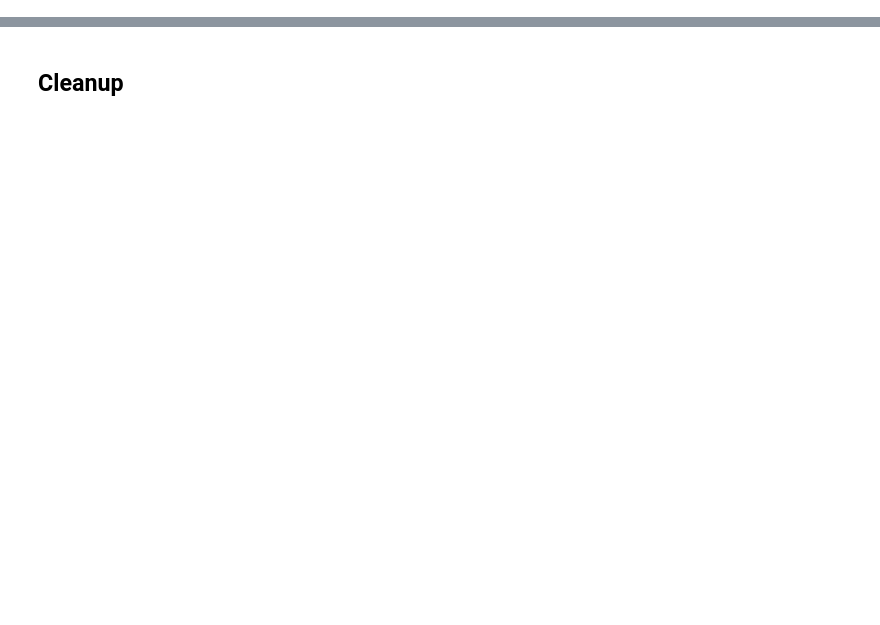
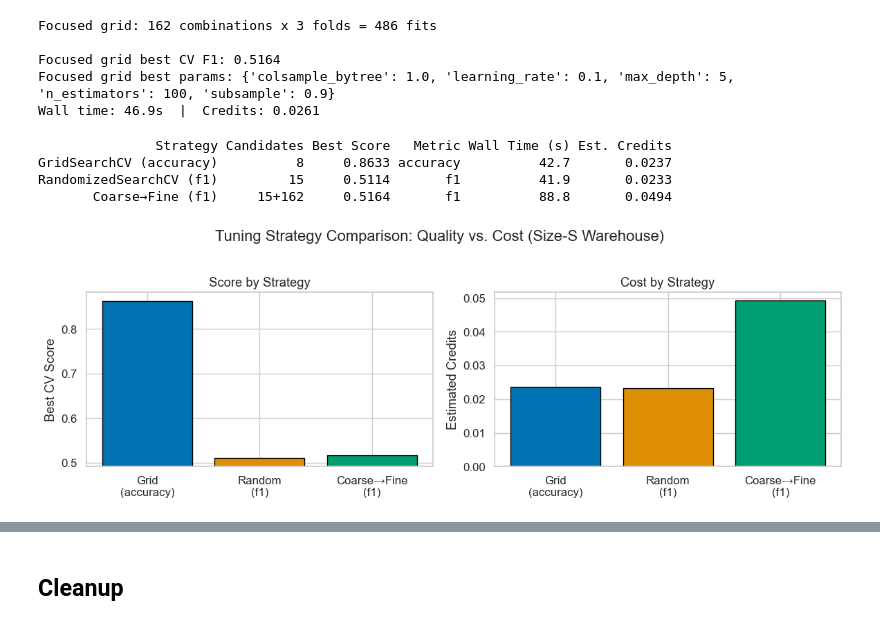
Before and after one commit to dfbustosus/snowpark_fundamentals, a Jupyter notebook: notebooks/15_model_training_at_scale.ipynb, the cells around one changed output, grey strips where cells are left out. Saved outputs shown, nothing was run; the diff lists cells and outputs as text; code cells hidden in the pictures; blank space fills up the shorter version.

```diff
--- a/notebooks/15_model_training_at_scale.ipynb
+++ b/notebooks/15_model_training_at_scale.ipynb
@@ -49,7 +51,7 @@ sns.set_theme(style="whitegrid", palette="colorblind", font_scale=1.1)
 
 from snowpark_fundamentals.session import create_session
 from snowpark_fundamentals.data.sample_data import create_customer_churn_dataset
-from snowpark_fundamentals.data.loader import split_data
+from snowpark_fundamentals.data.loader import split_data, sample_stratified
 from snowpark_fundamentals.preprocessing.transformers import build_preprocessing_pipeline
 from snowpark_fundamentals.modeling.trainer import train_model, predict, MODEL_REGISTRY
 from snowpark_fundamentals.modeling.evaluation import evaluate_binary_classifier, get_confusion_matrix
@@ -59,6 +61,7 @@ from snowpark_fundamentals.modeling.tuning import (
     get_search_results,
     get_best_model_params,
 )
+from snowflake.snowpark import functions as F
 
 session = create_session(env_path='../.env')
 
@@ -68,7 +71,8 @@ CATEGORICAL_COLS = ['PLAN_TYPE', 'CONTRACT_TYPE', 'PAYMENT_METHOD']
 LABEL_COL = 'CHURNED'
 FEATURE_COLS = [f"{c}_SCALED" for c in NUMERIC_COLS] + [f"{c}_ENCODED" for c in CATEGORICAL_COLS]
 
-df = create_customer_churn_dataset(session, n_rows=5000)
+# Generate a 20K-row dataset — large enough to make sampling meaningful
+df = create_customer_churn_dataset(session, n_rows=20000)
 df_processed, _ = build_preprocessing_pipeline(df, NUMERIC_COLS, CATEGORICAL_COLS)
 train_df, test_df = split_data(df_processed)
 print(f"Train: {train_df.count()} rows, Test: {test_df.count()} rows")
@@ -367,70 +480,87 @@ for k, v in focused_grid.items():
 # %%
-# Run the focused grid search
+# Run the focused grid search — n_jobs=-1 for maximum warehouse parallelism
+print(f"Focused grid: {n_focused} combinations x {cv_folds} folds = {n_focused * cv_folds} fits")
+
 t0 = time.time()
 focused_search = grid_search_cv(
-    train_df, FEATURE_COLS, LABEL_COL,
+    tune_train, FEATURE_COLS, LABEL_COL,
     model_type='xgboost',
     param_grid=focused_grid,
-    cv=5,
+    cv=cv_folds,
     scoring='f1',
+    n_jobs=-1,
 )
 focused_time = time.time() - t0
 focused_best = get_best_model_params(focused_search)
 
-print(f"Focused grid best CV F1: {focused_best['best_score']:.4f}")
+print(f"\nFocused grid best CV F1: {focused_best['best_score']:.4f}")
 print(f"Focused grid best params: {focused_best['best_params']}")
-print(f"Wall time: {focused_time:.1f}s | Credits: {CREDITS_PER_HOUR * focused_time / 3600:.3f}")
+print(f"Wall time: {focused_time:.1f}s  |  Credits: {estimate_credits(focused_time):.4f}")
+# %% [output]
+Focused grid: 162 combinations x 3 folds = 486 fits
+
+Focused grid best CV F1: 0.5164
+Focused grid best params: {'colsample_bytree': 1.0, 'learning_rate': 0.1, 'max_depth': 5, 'n_estimators': 100, 'subsample': 0.9}
+Wall time: 46.9s  |  Credits: 0.0261
 # %%
-# Three-strategy comparison
+# Three-strategy comparison: score vs cost
+total_coarse_fine_time = random_time + focused_time
+
 comparison = pd.DataFrame([
     {
         'Strategy': 'GridSearchCV (accuracy)',
-        'Candidates': grid_best['n_candidates_evaluated'],
-        'Best Score': f"{grid_best['best_score']:.4f}",
+        'Candidates': best_acc['n_candidates_evaluated'],
+        'Best Score': f"{best_acc['best_score']:.4f}",
         'Metric': 'accuracy',
-        'Wall Time (s)': f"{grid_time:.1f}",
-        'Est. Credits': f"{CREDITS_PER_HOUR * grid_time / 3600:.3f}",
+        'Wall Time (s)': f"{grid_acc_time:.1f}",
+        'Est. Credits': f"{estimate_credits(grid_acc_time):.4f}",
     },
     {
         'Strategy': 'RandomizedSearchCV (f1)',
         'Candidates': random_best['n_candidates_evaluated'],
         'Best Score': f"{random_best['best_score']:.4f}",
         'Metric': 'f1',
         'Wall Time (s)': f"{random_time:.1f}",
-        'Est. Credits': f"{CREDITS_PER_HOUR * random_time / 3600:.3f}",
+        'Est. Credits': f"{estimate_credits(random_time):.4f}",
     },
     {
-        'Strategy': 'Coarse\u2192Fine (f1)',
+        'Strategy': 'Coarse→Fine (f1)',
         'Candidates': f"{random_best['n_candidates_evaluated']}+{focused_best['n_candidates_evaluated']}",
         'Best Score': f"{focused_best['best_score']:.4f}",
         'Metric': 'f1',
-        'Wall Time (s)': f"{random_time + focused_time:.1f}",
-        'Est. Credits': f"{CREDITS_PER_HOUR * (random_time + focused_time) / 3600:.3f}",
+        'Wall Time (s)': f"{total_coarse_fine_time:.1f}",
+        'Est. Credits': f"{estimate_credits(total_coarse_fine_time):.4f}",
     },
 ])
 print(comparison.to_string(index=False))
 
 # Side-by-side bar charts: score vs cost
 fig, (ax1, ax2) = plt.subplots(1, 2, figsize=(12, 4))
-strategies = ['Grid\n(accuracy)', 'Random\n(f1)', 'Coarse\u2192Fine\n(f1)']
-scores = [grid_best['best_score'], random_best['best_score'], focused_best['best_score']]
+strategies = ['Grid\n(accuracy)', 'Random\n(f1)', 'Coarse→Fine\n(f1)']
+scores = [best_acc['best_score'], random_best['best_score'], focused_best['best_score']]
 credits = [
-    CREDITS_PER_HOUR * grid_time / 3600,
-    CREDITS_PER_HOUR * random_time / 3600,
-    CREDITS_PER_HOUR * (random_time + focused_time) / 3600,
+    estimate_credits(grid_acc_time),
+    estimate_credits(random_time),
+    estimate_credits(total_coarse_fine_time),
 ]
 
 colors = sns.color_palette('colorblind', 3)
 ax1.bar(strategies, scores, color=colors, edgecolor='black')
 ax1.set_ylabel('Best CV Score')
 ax1.set_title('Score by Strategy')
 ax1.set_ylim(min(scores) - 0.02, max(scores) + 0.02)
 
 ax2.bar(strategies, credits, color=colors, edgecolor='black')
 ax2.set_ylabel('Estimated Credits')
 ax2.set_title('Cost by Strategy')
 
-fig.suptitle('Tuning Strategy Comparison: Quality vs. Cost', y=1.02)
+fig.suptitle('Tuning Strategy Comparison: Quality vs. Cost (Size-S Warehouse)', y=1.02)
 plt.tight_layout()
 plt.show()
+# %% [output]
+               Strategy Candidates Best Score   Metric Wall Time (s) Est. Credits
+GridSearchCV (accuracy)          8     0.8633 accuracy          42.7       0.0237
+RandomizedSearchCV (f1)         15     0.5114       f1          41.9       0.0233
+       Coarse→Fine (f1)     15+162     0.5164       f1          88.8       0.0494
+[figure, added]
 # %% [markdown]
```
Also changed, not shown: parts of 35 cells of this notebook.
